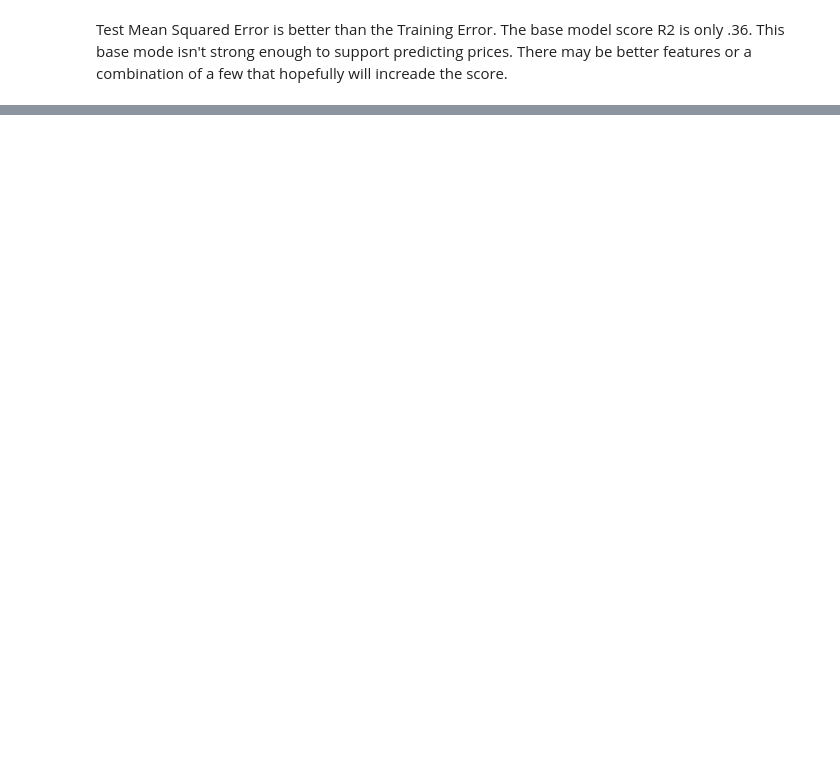
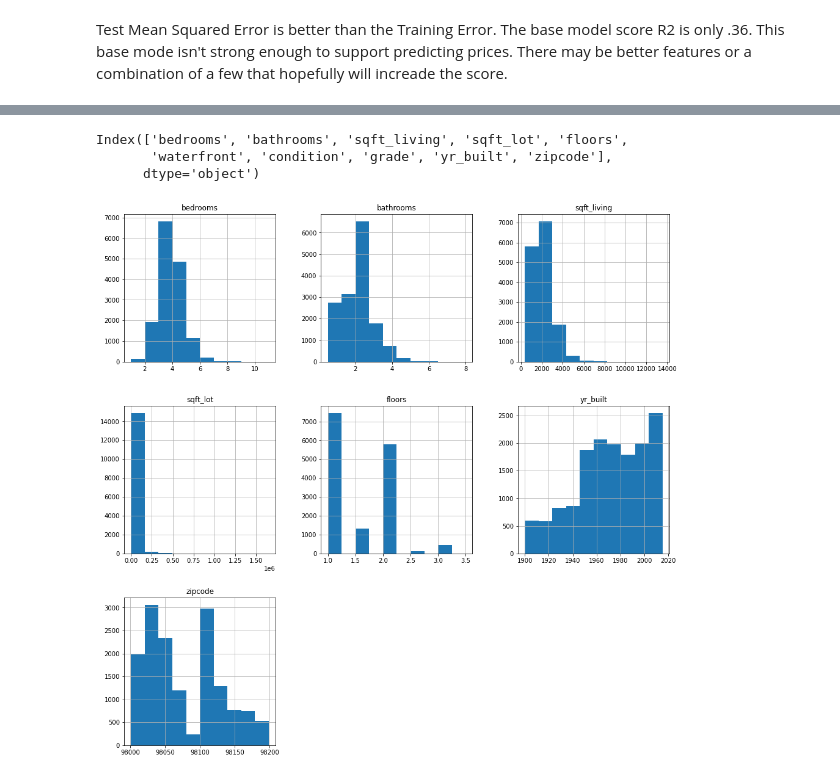
Before and after one commit to Dmvinedata/dsc-phase-2-project-v2-3, a Jupyter notebook: student.ipynb, the cells around one changed output, grey strips where cells are left out. Cells and saved outputs as stored; diff of their text form; code cells hidden in the pictures; blank space fills up the shorter version.

```diff
--- a/student.ipynb
+++ b/student.ipynb
@@ -341,0 +411,16 @@ Test Mean Squared Error is better than the Training Error. The base model score
+# %%
+X_train.columns
+# %% [output]
+Index(['bedrooms', 'bathrooms', 'sqft_living', 'sqft_lot', 'floors',
+       'waterfront', 'condition', 'grade', 'yr_built', 'zipcode'],
+      dtype='object')
+# %%
+#  import OneHotEncoder from sklearn.preprocessing
+from sklearn.preprocessing import OneHotEncoder
+
+continuous = ['bedrooms', 'bathrooms', 'sqft_living','sqft_lot','floors',"yr_built", "zipcode"]
+categoricals = ['waterfront', 'condition', 'grade']
+# %%
+X_train[continuous].hist(figsize  = [16, 16]);
+# %% [output]
+[figure, added]
```
Also changed, not shown: parts of 18 cells of this notebook.
